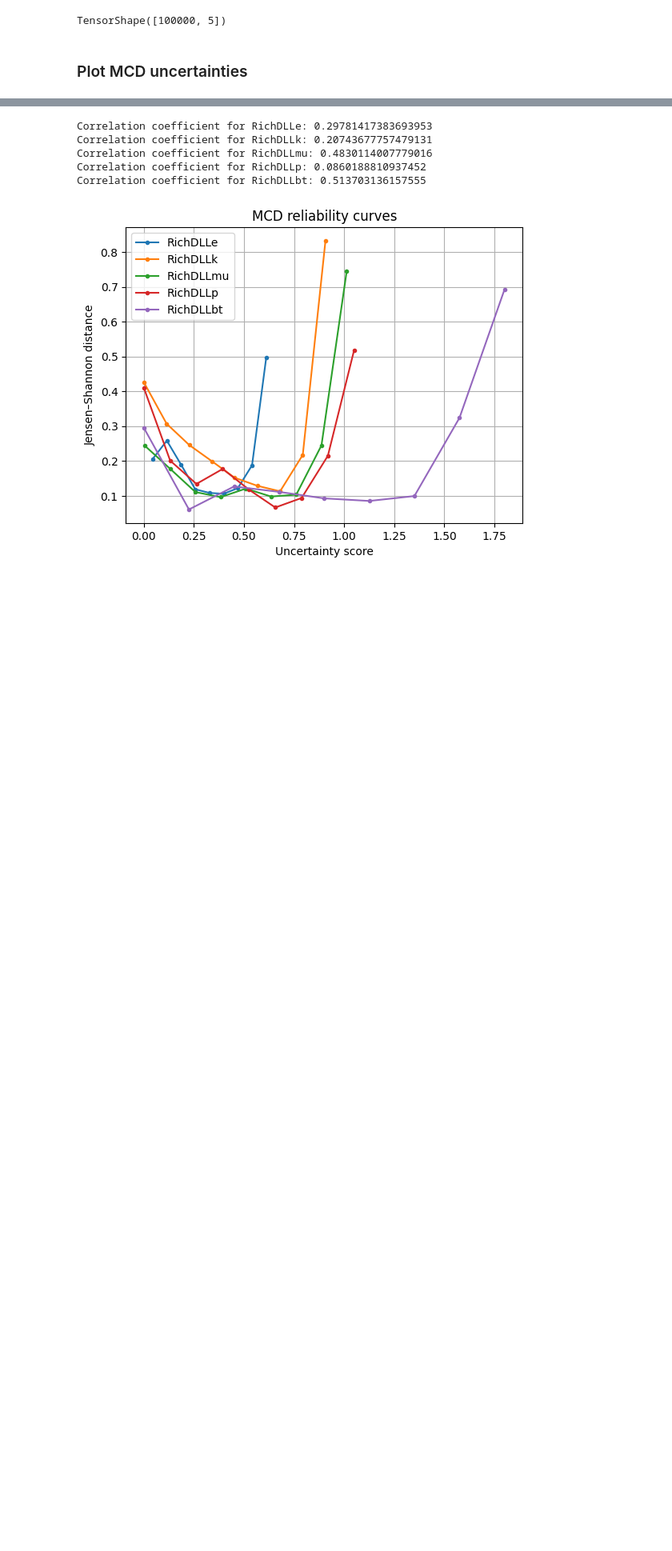
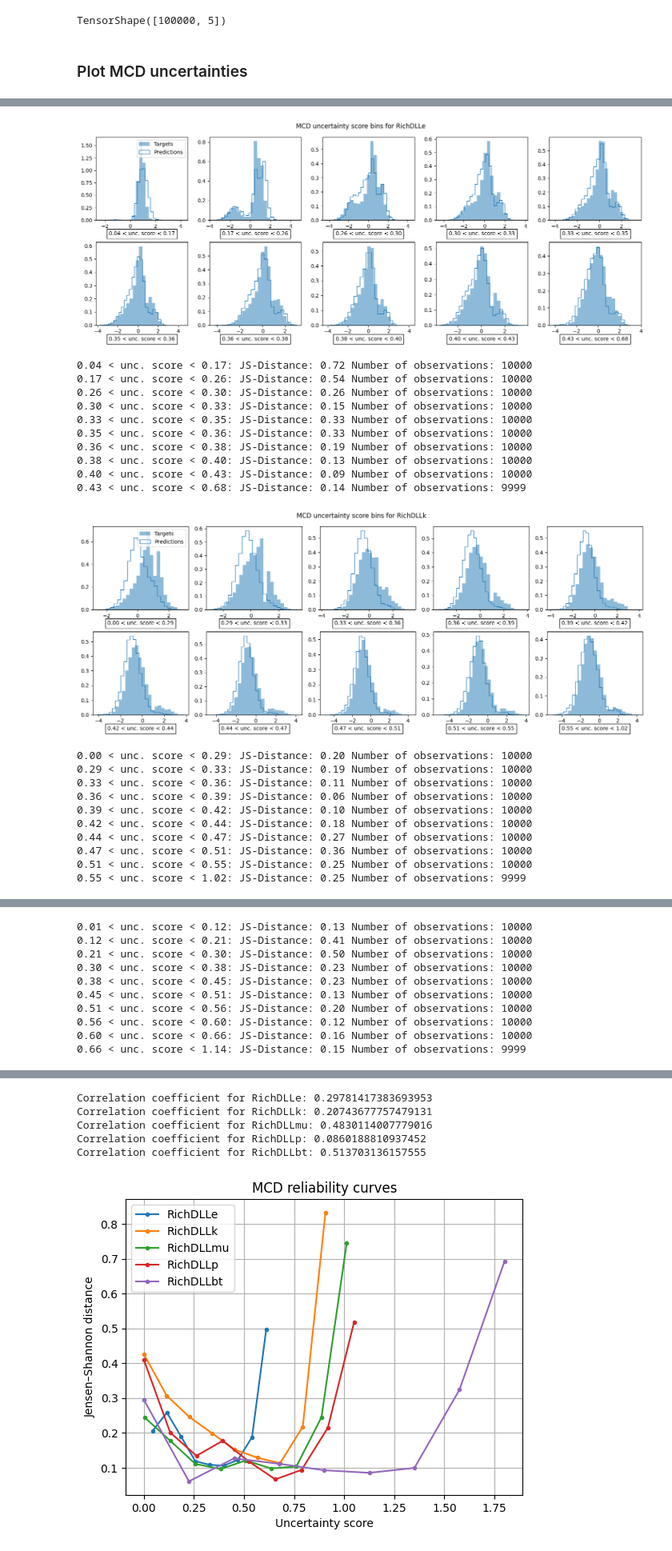
Before and after one commit to evillag/uncertainty_gan, a Jupyter notebook: TestBench.ipynb, the cells around one changed output, grey strips where cells are left out. Shown at 80% size. Drawn from its saved outputs; the diff is of its cells as text; code cells hidden in the pictures; blank space fills up the shorter version.

```diff
--- a/TestBench.ipynb
+++ b/TestBench.ipynb
@@ -332,0 +375,32 @@ np.save(output_dir + f'{PARTICLE}_mcd_uncertainty.npy', mcd_uncertainty)
+# %%
+all_mcd_bin_edges, all_mcd_js_distances = [], []
+
+for i in range(5):
+  plot_uncertainty_bins(y_sample, t_generated, mcd_uncertainty, uncertainty_type = 'MCD', particle_index = i)
+  mcd_bin_edges, mcd_js_distances = estimate_distances_per_quantiles(
+      y_sample, t_generated, mcd_uncertainty, uncertainty_type = 'MCD', particle_index = i,  quantile=0.1)
+  all_mcd_bin_edges += [mcd_bin_edges]
+  all_mcd_js_distances += [mcd_js_distances]
+# %% [output]
+[figure, added]
+0.04 < unc. score < 0.17: JS-Distance: 0.72 Number of observations: 10000
+0.17 < unc. score < 0.26: JS-Distance: 0.54 Number of observations: 10000
+0.26 < unc. score < 0.30: JS-Distance: 0.26 Number of observations: 10000
+0.30 < unc. score < 0.33: JS-Distance: 0.15 Number of observations: 10000
+0.33 < unc. score < 0.35: JS-Distance: 0.33 Number of observations: 10000
+0.35 < unc. score < 0.36: JS-Distance: 0.33 Number of observations: 10000
+0.36 < unc. score < 0.38: JS-Distance: 0.19 Number of observations: 10000
+0.38 < unc. score < 0.40: JS-Distance: 0.13 Number of observations: 10000
+0.40 < unc. score < 0.43: JS-Distance: 0.09 Number of observations: 10000
+0.43 < unc. score < 0.68: JS-Distance: 0.14 Number of observations: 9999
+[figure, added]
+0.00 < unc. score < 0.29: JS-Distance: 0.20 Number of observations: 10000
+0.29 < unc. score < 0.33: JS-Distance: 0.19 Number of observations: 10000
+0.33 < unc. score < 0.36: JS-Distance: 0.11 Number of observations: 10000
+0.36 < unc. score < 0.39: JS-Distance: 0.06 Number of observations: 10000
+0.39 < unc. score < 0.42: JS-Distance: 0.10 Number of observations: 10000
+0.42 < unc. score < 0.44: JS-Distance: 0.18 Number of observations: 10000
+0.44 < unc. score < 0.47: JS-Distance: 0.27 Number of observations: 10000
+0.47 < unc. score < 0.51: JS-Distance: 0.36 Number of observations: 10000
+0.51 < unc. score < 0.55: JS-Distance: 0.25 Number of observations: 10000
+0.55 < unc. score < 1.02: JS-Distance: 0.25 Number of observations: 9999
@@ -332,0 +408,10 @@ np.save(output_dir + f'{PARTICLE}_mcd_uncertainty.npy', mcd_uncertainty)
+0.01 < unc. score < 0.12: JS-Distance: 0.13 Number of observations: 10000
+0.12 < unc. score < 0.21: JS-Distance: 0.41 Number of observations: 10000
+0.21 < unc. score < 0.30: JS-Distance: 0.50 Number of observations: 10000
+0.30 < unc. score < 0.38: JS-Distance: 0.23 Number of observations: 10000
+0.38 < unc. score < 0.45: JS-Distance: 0.23 Number of observations: 10000
+0.45 < unc. score < 0.51: JS-Distance: 0.13 Number of observations: 10000
+0.51 < unc. score < 0.56: JS-Distance: 0.20 Number of observations: 10000
+0.56 < unc. score < 0.60: JS-Distance: 0.12 Number of observations: 10000
+0.60 < unc. score < 0.66: JS-Distance: 0.16 Number of observations: 10000
+0.66 < unc. score < 1.14: JS-Distance: 0.15 Number of observations: 9999
```
Also changed, not shown: parts of 14 cells of this notebook.
